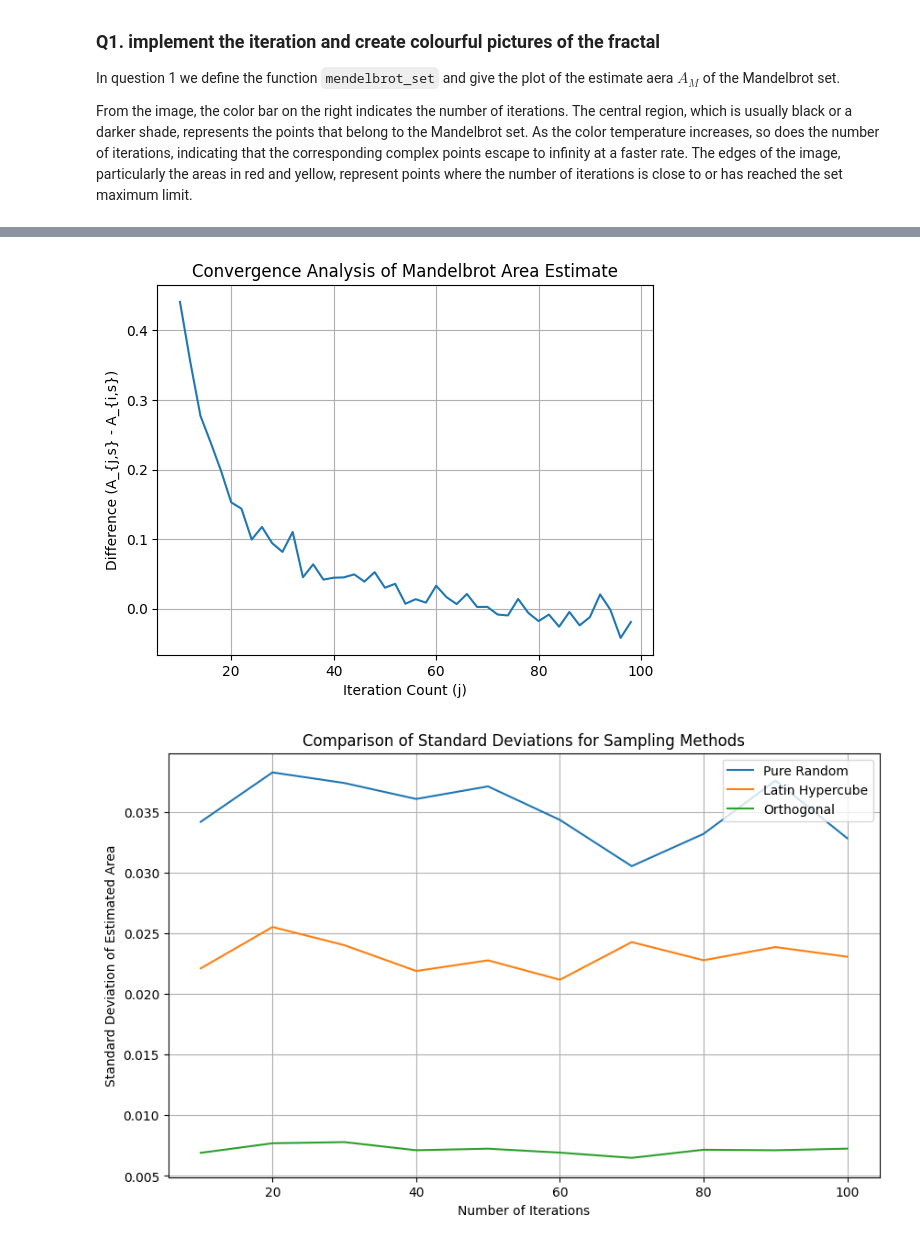
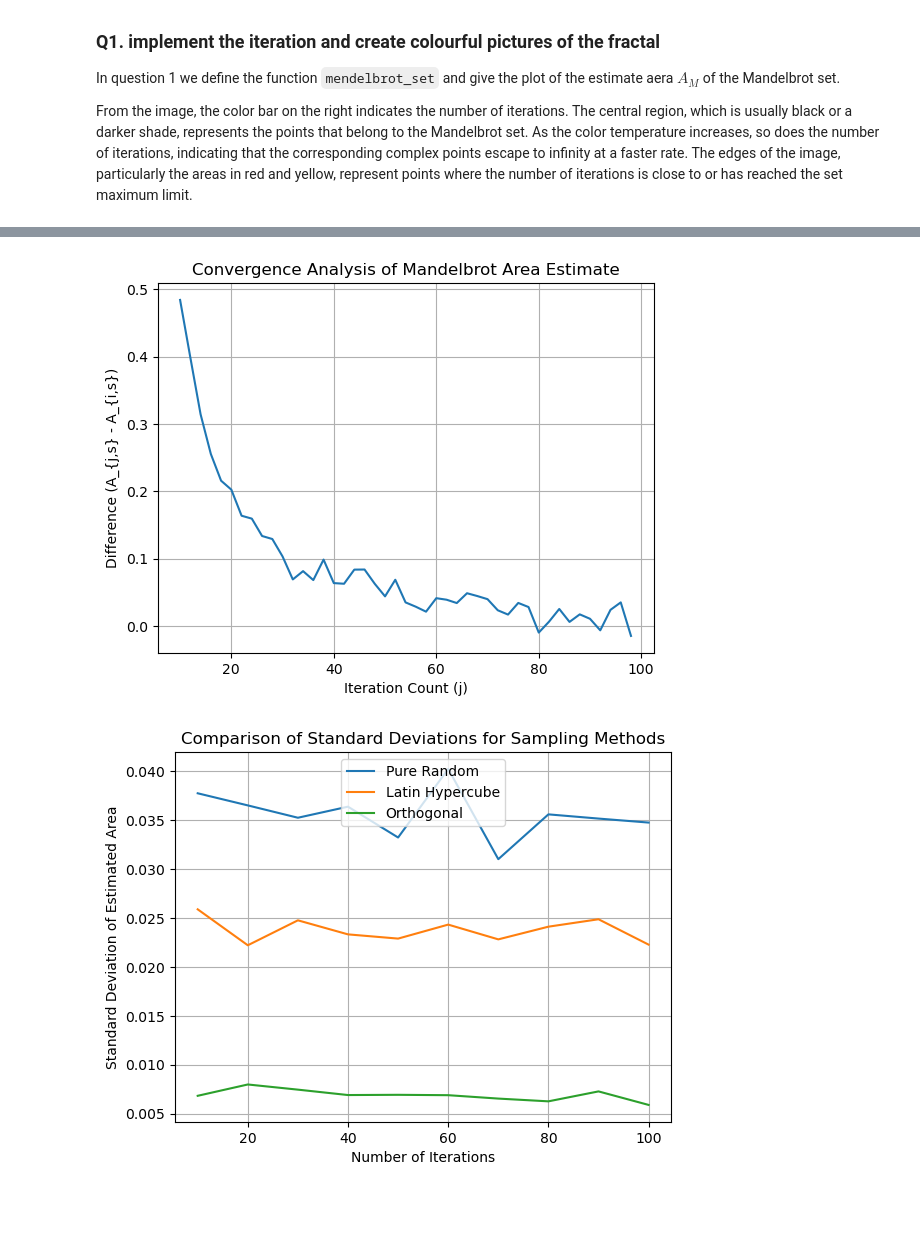
Before and after one commit to jazminli/SS-assignment1, a Jupyter notebook: q1.ipynb, the cells around one changed output, grey strips where cells are left out. Drawn from its saved outputs; the diff is of its cells as text; code cells hidden in the pictures; blank space fills up the shorter version.

```diff
--- a/q1.ipynb
+++ b/q1.ipynb
@@ -195,24 +223,24 @@ interation: 200, sample: 100000, estimated are: 1.54206
 # %%
 # Assuming monte_carlo_mandelbrot_area function is defined
 
 i = 100
-s = 100000
+s = 1000
 j_values = range(10, i, 2)
 
 area_i_s, _, _ = monte_carlo_mandelbrot_area(i, s)
 
 differences = []
 for j in j_values:
     area_j_s, _, _ = monte_carlo_mandelbrot_area(j, s)
     diff = area_j_s - area_i_s
     differences.append(diff)
 
 
 plt.plot(j_values, differences)
 plt.xlabel('Iteration Count (j)')
 plt.ylabel('Difference (A_{j,s} - A_{i,s})')
 plt.title('Convergence Analysis of Mandelbrot Area Estimate')
 plt.grid(True)
 plt.show()
 # %% [output]
-[figure, old version]
+[figure, new version]
@@ -270,7 +301,6 @@ for max_iter in range(10, 101, 10):
         _, std_dev = compute_accuracy(method, num_samples, max_iter, num_runs)
         std_devs_data[method_name].append(std_dev)
 
-plt.figure(figsize=(10, 6))
 for method_name, std_devs in std_devs_data.items():
     plt.plot(range(10, 101, 10), std_devs, label=method_name)
 
@@ -281,7 +311,7 @@ plt.legend()
 plt.grid(True)
 plt.show()
 # %% [output]
-[figure, old version]
+[figure, new version]
 # %%
 num_samples = 1000
 max_iter = 100
```
Also changed, not shown: parts of 14 cells of this notebook.
